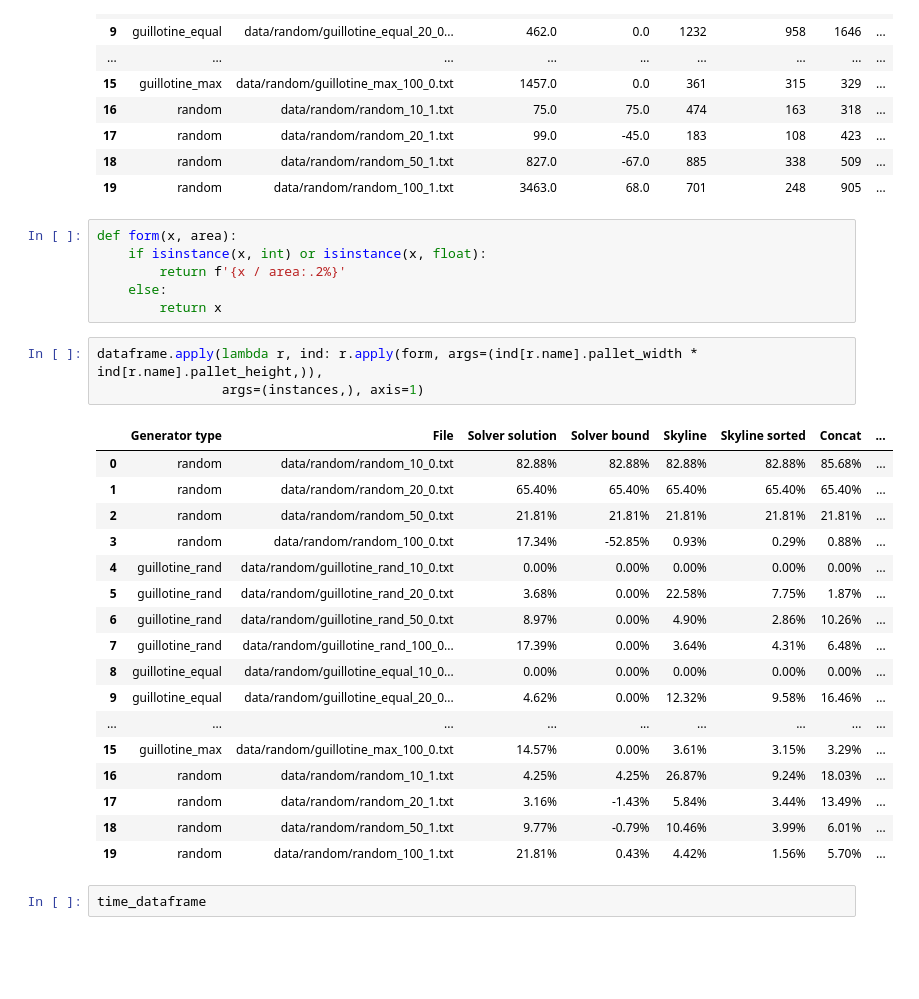
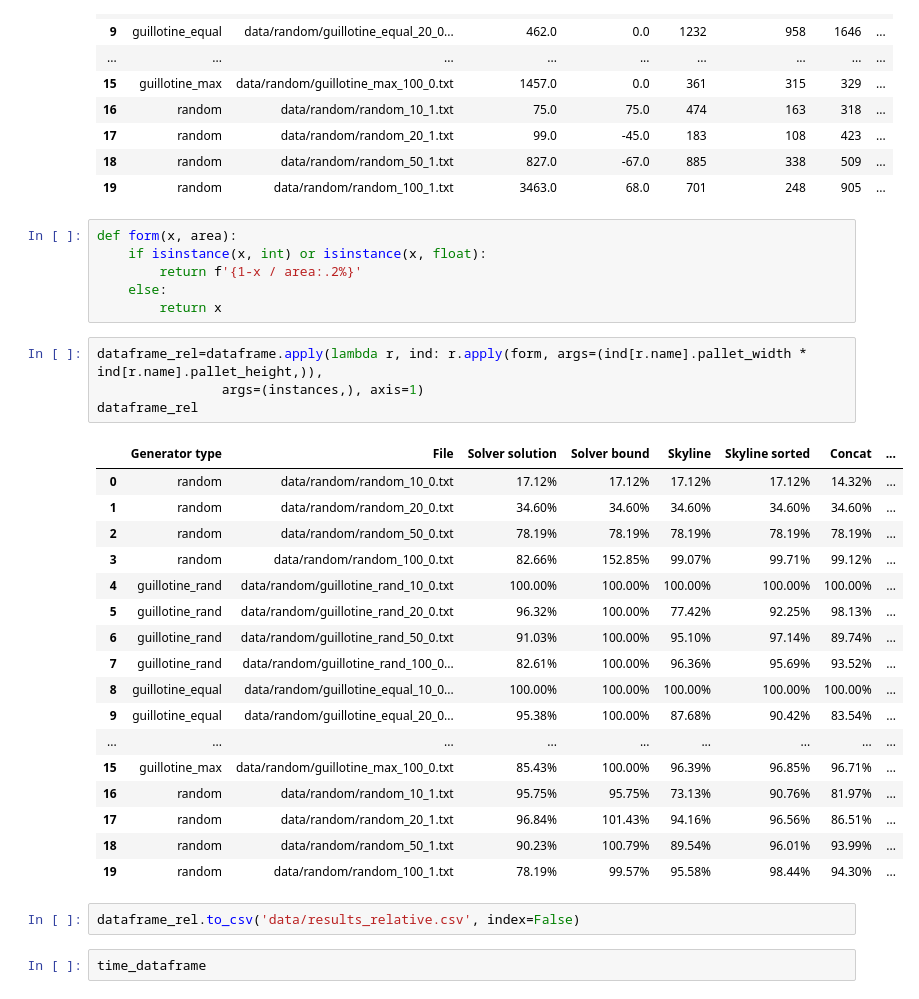
Before and after one commit to yad439/pallet-packing, a Jupyter notebook: algorithm_comparison.ipynb, the cells around one changed output. Drawn from its saved outputs; the diff is of its cells as text; blank space fills up the shorter version.

Commit message:
Add relative results table

```diff
--- a/algorithm_comparison.ipynb
+++ b/algorithm_comparison.ipynb
@@ -227,30 +227,33 @@ dataframe
 # %%
 def form(x, area):
     if isinstance(x, int) or isinstance(x, float):
-        return f'{x / area:.2%}'
+        return f'{1-x / area:.2%}'
     else:
         return x
 # %%
-dataframe.apply(lambda r, ind: r.apply(form, args=(ind[r.name].pallet_width * ind[r.name].pallet_height,)),
+dataframe_rel=dataframe.apply(lambda r, ind: r.apply(form, args=(ind[r.name].pallet_width * ind[r.name].pallet_height,)),
                 args=(instances,), axis=1)
+dataframe_rel
 # %% [output]
 |  | Generator type | File | Solver solution | Solver bound | Skyline | Skyline sorted | Concat | ... |
-| 0 | random | data/random/random_10_0.txt | 82.88% | 82.88% | 82.88% | 82.88% | 85.68% | ... |
-| 1 | random | data/random/random_20_0.txt | 65.40% | 65.40% | 65.40% | 65.40% | 65.40% | ... |
-| 2 | random | data/random/random_50_0.txt | 21.81% | 21.81% | 21.81% | 21.81% | 21.81% | ... |
-| 3 | random | data/random/random_100_0.txt | 17.34% | -52.85% | 0.93% | 0.29% | 0.88% | ... |
-| 4 | guillotine_rand | data/random/guillotine_rand_10_0.txt | 0.00% | 0.00% | 0.00% | 0.00% | 0.00% | ... |
-| 5 | guillotine_rand | data/random/guillotine_rand_20_0.txt | 3.68% | 0.00% | 22.58% | 7.75% | 1.87% | ... |
-| 6 | guillotine_rand | data/random/guillotine_rand_50_0.txt | 8.97% | 0.00% | 4.90% | 2.86% | 10.26% | ... |
-| 7 | guillotine_rand | data/random/guillotine_rand_100_0... | 17.39% | 0.00% | 3.64% | 4.31% | 6.48% | ... |
-| 8 | guillotine_equal | data/random/guillotine_equal_10_0... | 0.00% | 0.00% | 0.00% | 0.00% | 0.00% | ... |
-| 9 | guillotine_equal | data/random/guillotine_equal_20_0... | 4.62% | 0.00% | 12.32% | 9.58% | 16.46% | ... |
+| 0 | random | data/random/random_10_0.txt | 17.12% | 17.12% | 17.12% | 17.12% | 14.32% | ... |
+| 1 | random | data/random/random_20_0.txt | 34.60% | 34.60% | 34.60% | 34.60% | 34.60% | ... |
+| 2 | random | data/random/random_50_0.txt | 78.19% | 78.19% | 78.19% | 78.19% | 78.19% | ... |
+| 3 | random | data/random/random_100_0.txt | 82.66% | 152.85% | 99.07% | 99.71% | 99.12% | ... |
+| 4 | guillotine_rand | data/random/guillotine_rand_10_0.txt | 100.00% | 100.00% | 100.00% | 100.00% | 100.00% | ... |
+| 5 | guillotine_rand | data/random/guillotine_rand_20_0.txt | 96.32% | 100.00% | 77.42% | 92.25% | 98.13% | ... |
+| 6 | guillotine_rand | data/random/guillotine_rand_50_0.txt | 91.03% | 100.00% | 95.10% | 97.14% | 89.74% | ... |
+| 7 | guillotine_rand | data/random/guillotine_rand_100_0... | 82.61% | 100.00% | 96.36% | 95.69% | 93.52% | ... |
+| 8 | guillotine_equal | data/random/guillotine_equal_10_0... | 100.00% | 100.00% | 100.00% | 100.00% | 100.00% | ... |
+| 9 | guillotine_equal | data/random/guillotine_equal_20_0... | 95.38% | 100.00% | 87.68% | 90.42% | 83.54% | ... |
 | ... | ... | ... | ... | ... | ... | ... | ... | ... |
-| 15 | guillotine_max | data/random/guillotine_max_100_0.txt | 14.57% | 0.00% | 3.61% | 3.15% | 3.29% | ... |
-| 16 | random | data/random/random_10_1.txt | 4.25% | 4.25% | 26.87% | 9.24% | 18.03% | ... |
-| 17 | random | data/random/random_20_1.txt | 3.16% | -1.43% | 5.84% | 3.44% | 13.49% | ... |
-| 18 | random | data/random/random_50_1.txt | 9.77% | -0.79% | 10.46% | 3.99% | 6.01% | ... |
-| 19 | random | data/random/random_100_1.txt | 21.81% | 0.43% | 4.42% | 1.56% | 5.70% | ... |
+| 15 | guillotine_max | data/random/guillotine_max_100_0.txt | 85.43% | 100.00% | 96.39% | 96.85% | 96.71% | ... |
+| 16 | random | data/random/random_10_1.txt | 95.75% | 95.75% | 73.13% | 90.76% | 81.97% | ... |
+| 17 | random | data/random/random_20_1.txt | 96.84% | 101.43% | 94.16% | 96.56% | 86.51% | ... |
+| 18 | random | data/random/random_50_1.txt | 90.23% | 100.79% | 89.54% | 96.01% | 93.99% | ... |
+| 19 | random | data/random/random_100_1.txt | 78.19% | 99.57% | 95.58% | 98.44% | 94.30% | ... |
+# %%
+dataframe_rel.to_csv('data/results_relative.csv', index=False)
 # %%
 time_dataframe
 # %% [output]
```
Also changed, not shown: 1 other file.
